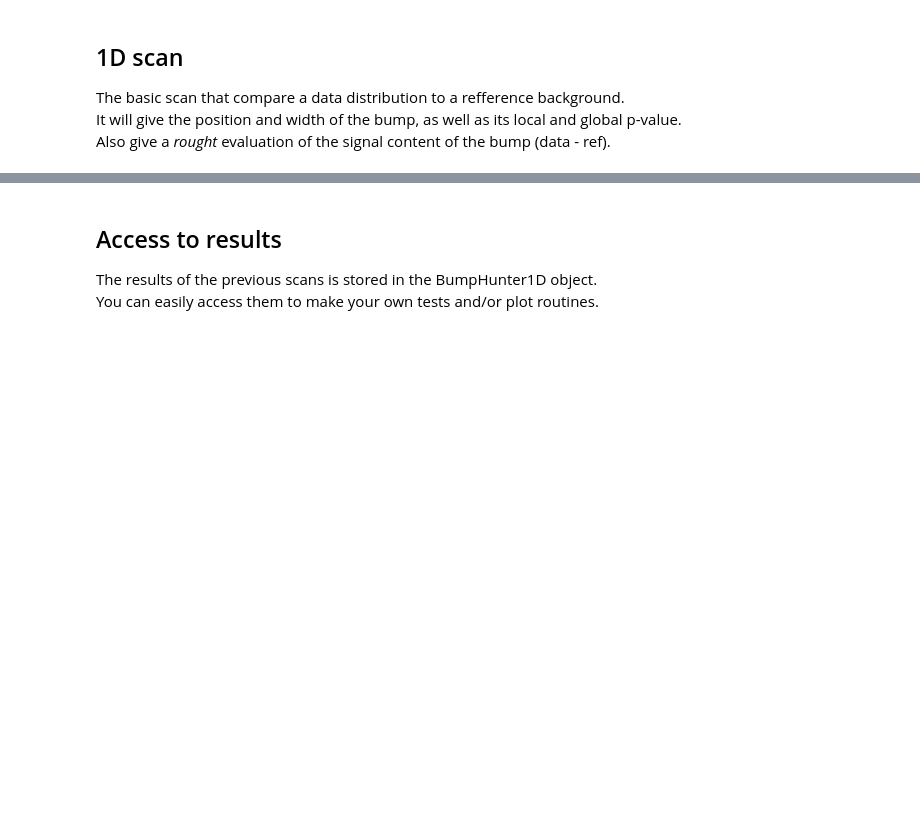
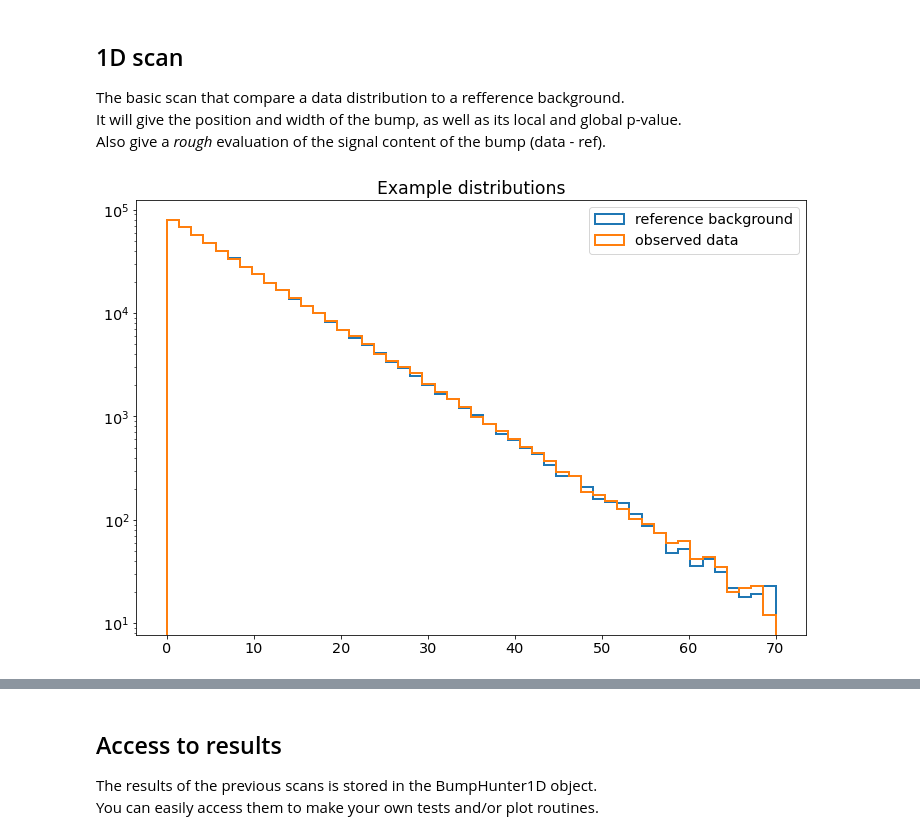
Before and after one commit to lovaslin/pyHEP-notebook-talk, a Jupyter notebook: talk.ipynb, the cells around one changed output, grey strips where cells are left out. Saved outputs shown, nothing was run; the diff lists cells and outputs as text; code cells hidden in the pictures; blank space fills up the shorter version.

```diff
--- a/talk.ipynb
+++ b/talk.ipynb
@@ -34,32 +56,34 @@ Still under active development.
 
 The basic scan that compare a data distribution to a refference background.
 It will give the position and width of the bump, as well as its local and global p-value.
-Also give a *rought* evaluation of the signal content of the bump (data - ref).
+Also give a *rough* evaluation of the signal content of the bump (data - ref).
 # %%
 # Generate some background and data
 np.random.seed(42)
 bkg = np.random.exponential(scale=8.0, size=500_000)
 data = np.random.exponential(scale=8.0, size=500_000)
 data = np.append(
     data,
-    np.random.normal(loc=20, scale=3, size=1200)
+    np.random.normal(loc=20, scale=3, size=900)
 )
 rng = [0,70]
 
 # Make histograms
 bkg_hist, bins = np.histogram(bkg, bins=50, range=rng)
 data_hist, _ = np.histogram(data, bins=bins)
 
 # Plot the distributions
 F = plt.figure(figsize=(12,8))
 plt.title('Example distributions', size='xx-large')
-plt.hist(bkg, bins=bins, histtype='step', lw=2, label='bkg')
-plt.hist(data, bins=bins, histtype='step', lw=2, label='data')
+plt.hist(bkg, bins=bins, histtype='step', lw=2, label='reference background')
+plt.hist(data, bins=bins, histtype='step', lw=2, label='observed data')
 plt.legend(fontsize='x-large')
 plt.xticks(fontsize='x-large')
 plt.yticks(fontsize='x-large')
 plt.yscale('log')
 plt.show()
+# %% [output]
+[figure, added]
 # %%
 # Create a BumpHunter1D instance
 bh1 = BH.BumpHunter1D(
```
Also changed, not shown: parts of 14 cells of this notebook, 2 other files.
